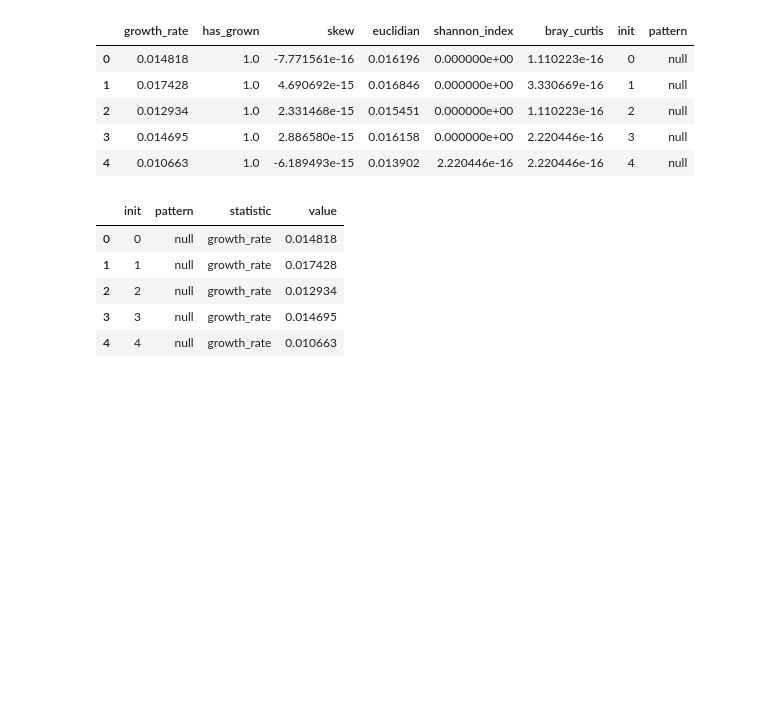
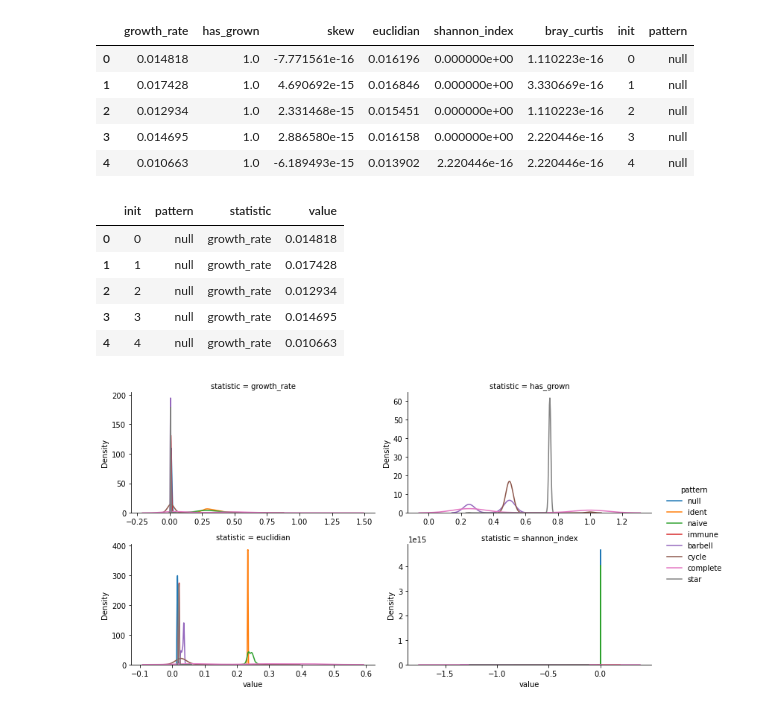
Before and after one commit to DJSiddharthVader/Simulations-02712-Project, a Jupyter notebook: Notebooks/Pattern_Analysis.ipynb, the cells around one changed output. Saved outputs shown, nothing was run; the diff lists cells and outputs as text; code cells hidden in the pictures; blank space fills up the shorter version.

```diff
--- a/Notebooks/Pattern_Analysis.ipynb
+++ b/Notebooks/Pattern_Analysis.ipynb
@@ -56,8 +56,10 @@ df.head()
 # %%
 import seaborn as sns
 plot = sns.FacetGrid(df, col='statistic', hue='pattern',
-                     col_wrap=3, aspect=16/9, sharex=False, sharey=False)
+                     col_wrap=2, aspect=16/9, sharex=False, sharey=False)
 plot.map_dataframe(sns.kdeplot, x='value')
 plot.add_legend()
 plot.tight_layout()
-plot.fig.savefig('../Documents/figures/sparsity_analysis.png')
+plot.fig.savefig('../Documents/figures/pattern_analysis.png')
+# %% [output]
+[figure, added]
```
Also changed, not shown: 6 other files.
